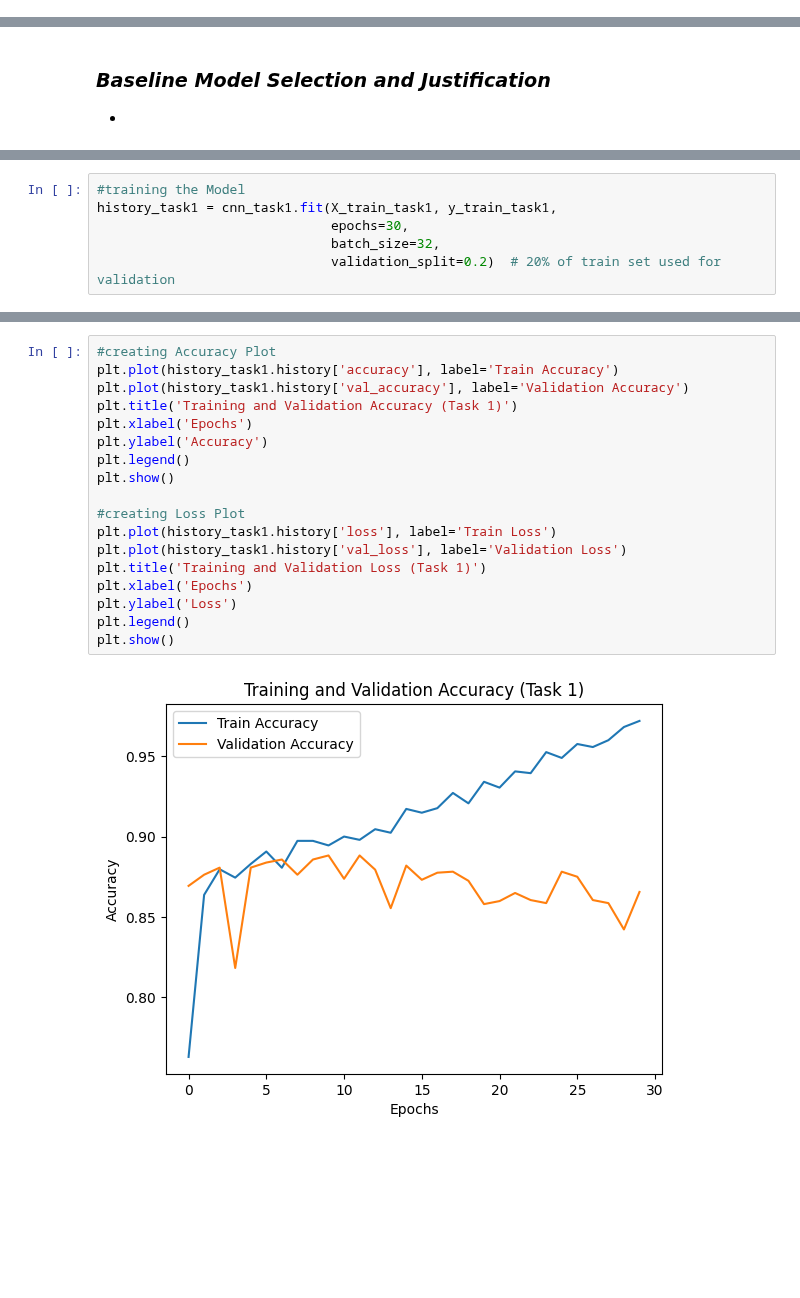
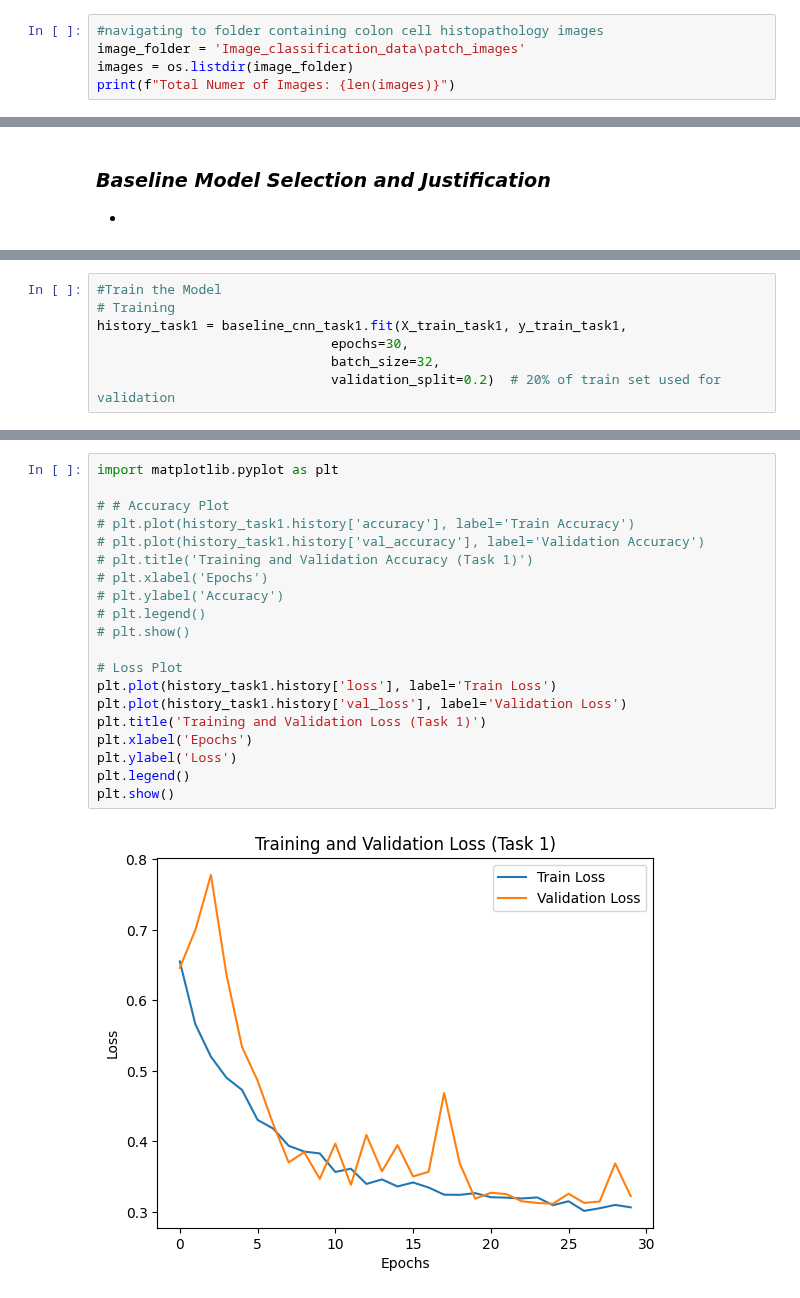
Before and after one commit to sheikhmunim/cml_assignment2, a Jupyter notebook: assignment_2.ipynb, the cells around one changed output, grey strips where cells are left out. Saved outputs shown, nothing was run; the diff lists cells and outputs as text; blank space fills up the shorter version.

```diff
--- a/assignment_2.ipynb
+++ b/assignment_2.ipynb
@@ -45,0 +82,5 @@ labels_extra DataFrame:
+# %%
+#navigating to folder containing colon cell histopathology images
+image_folder = 'Image_classification_data\patch_images'
+images = os.listdir(image_folder)
+print(f"Total Numer of Images: {len(images)}")
@@ -563,6 +862,7 @@ Model: "sequential"
 # %%
-#training the Model
-history_task1 = cnn_task1.fit(X_train_task1, y_train_task1,
+#Train the Model
+# Training
+history_task1 = baseline_cnn_task1.fit(X_train_task1, y_train_task1,
                               epochs=30,
                               batch_size=32,
                               validation_split=0.2)  # 20% of train set used for validation
@@ -587,20 +887,22 @@ Epoch 30/30
 # %%
-#creating Accuracy Plot
-plt.plot(history_task1.history['accuracy'], label='Train Accuracy')
-plt.plot(history_task1.history['val_accuracy'], label='Validation Accuracy')
-plt.title('Training and Validation Accuracy (Task 1)')
-plt.xlabel('Epochs')
-plt.ylabel('Accuracy')
-plt.legend()
-plt.show()
+import matplotlib.pyplot as plt
 
-#creating Loss Plot
+# # Accuracy Plot
+# plt.plot(history_task1.history['accuracy'], label='Train Accuracy')
+# plt.plot(history_task1.history['val_accuracy'], label='Validation Accuracy')
+# plt.title('Training and Validation Accuracy (Task 1)')
+# plt.xlabel('Epochs')
+# plt.ylabel('Accuracy')
+# plt.legend()
+# plt.show()
+
+# Loss Plot
 plt.plot(history_task1.history['loss'], label='Train Loss')
 plt.plot(history_task1.history['val_loss'], label='Validation Loss')
 plt.title('Training and Validation Loss (Task 1)')
 plt.xlabel('Epochs')
 plt.ylabel('Loss')
 plt.legend()
 plt.show()
 # %% [output]
-[figure, old version]
+[figure, new version]
```
Also changed, not shown: parts of 21 cells of this notebook, 1 other file.
